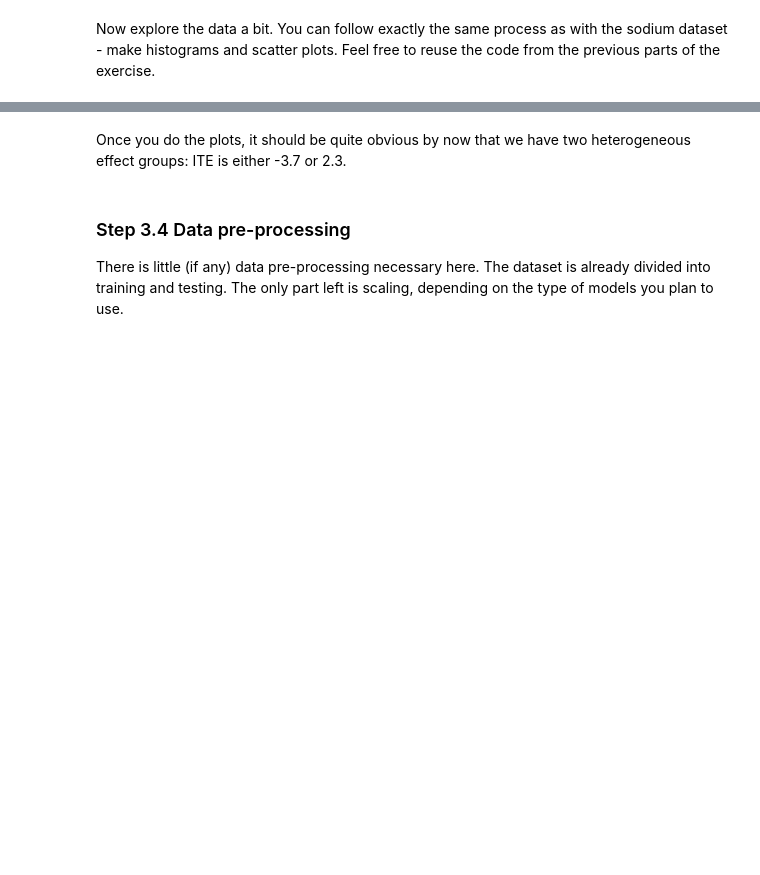
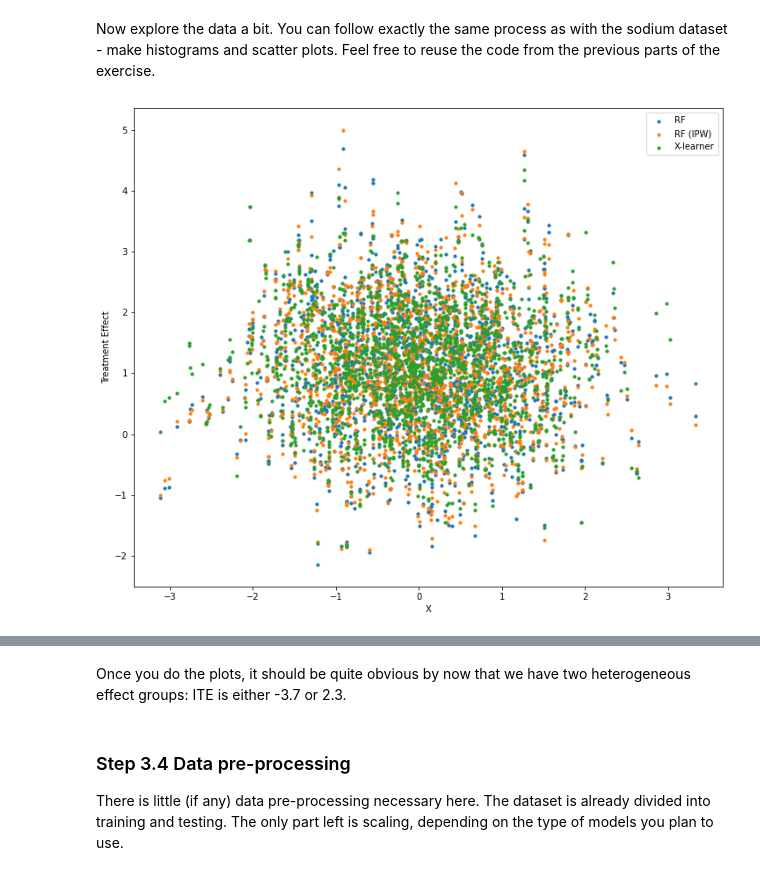
Before and after one commit to FarhinaMirza/CE888, a Jupyter notebook: Causal_Inference.ipynb, the cells around one changed output, grey strips where cells are left out. Cells and saved outputs as stored; diff of their text form; code cells hidden in the pictures; blank space fills up the shorter version.

```diff
--- a/Causal_Inference.ipynb
+++ b/Causal_Inference.ipynb
@@ -234,8 +266,8 @@ rf = RandomForestRegressor()
 # The target is Y - the outcome.
 # Input: [X, T], output: Y.
 # Hint: use np.concatenate or np.hstack functions to merge X and T.
-
-xt_train = # YOUR CODE HERE
+# YOUR CODE HERE
+xt_train = (np.concatenate([x_train, t_train], axis=1))
 rf.fit(xt_train, y_train.flatten())
 
 # Predictions
@@ -245,18 +277,21 @@ rf.fit(xt_train, y_train.flatten())
 # Predict Y_0 given [X, 0]
 # Hint: use np.zeros_like or np.zeros functions to get the zeros for all units.
 # Hint 2: you still have to merge X and zeros (see training above).
-xt0_test = # YOUR CODE HERE
+# YOUR CODE HERE
+xt0_test = np.concatenate([x_test, np.zeros_like(t_test)], axis=1)
 rf_y0_test = rf.predict(xt0_test)
 
 # Predict Y_1 given [X, 1]
 # Hint: use np.ones_like or np.ones functions to get the ones for all units.
 # Hint 2: you still have to merge X and ones (see training above).
-xt1_test = # YOUR CODE HERE
+# YOUR CODE HERE
+xt1_test = np.concatenate([x_test, np.ones_like(t_test)], axis=1)
 rf_y1_test = rf.predict(xt1_test)
 
 # Compute ITEs
 # ITE = Y_1 - Y_0
-rf_te_test = # YOUR CODE HERE
+# YOUR CODE HERE
+rf_te_test = rf_y1_test - rf_y0_test
 # %% [markdown]
 #### Random Forest with IPW
 # %% [markdown]
@@ -293,14 +329,16 @@ weights = get_ps_weights(prop_clf, x_train, t_train)
 # Train the regressor
 rf_ipsw = RandomForestRegressor()
 
-rf_ipsw.fit(xt_train, y_train.flatten(), sample_weight=''' pass the weights ''')
+rf_ipsw.fit(xt_train, y_train.flatten(), sample_weight=100)
 
 # Make predictions
-rf_ipsw_y0_test = # YOUR CODE HERE
-rf_ipsw_y1_test = # YOUR CODE HERE
+# YOUR CODE HERE
+rf_ipsw_y0_test = rf_ipsw.predict(np.concatenate([x_test, np.zeros_like(t_test)], axis=1))
+rf_ipsw_y1_test = rf_ipsw.predict(np.concatenate([x_test, np.ones_like(t_test)], axis=1))
 
 # Compute ITEs
-rf_ipsw_te_test = # YOUR CODE HERE
+# YOUR CODE HERE
+rf_ipsw_te_test = rf_ipsw_y1_test - rf_ipsw_y0_test
 # %% [markdown]
 #### X-learner
 # %% [markdown]
@@ -469,5 +540,16 @@ Now explore the data a bit. You can follow exactly the same process as with the
 # %%
 # Scatter plots - feel free to reuse the code from the sodium example.
 # Hint: use DataFrame.loc to access treated and control units, or store the columns as numpy arrays.
 
 # YOUR CODE HERE
+plt.figure(figsize=(12, 10))
+m_size = 10
+plt.scatter(x_test, rf_te_test, label="RF", s=m_size)
+plt.scatter(x_test, rf_ipsw_te_test, label="RF (IPW)", s=m_size)
+plt.scatter(x_test, xl_te_test, label="X-learner", s=m_size)
+plt.xlabel('X')
+plt.ylabel('Treatment Effect')
+plt.legend()
+plt.show()
+# %% [output]
+[figure, added]
```
Also changed, not shown: parts of 20 cells of this notebook.
